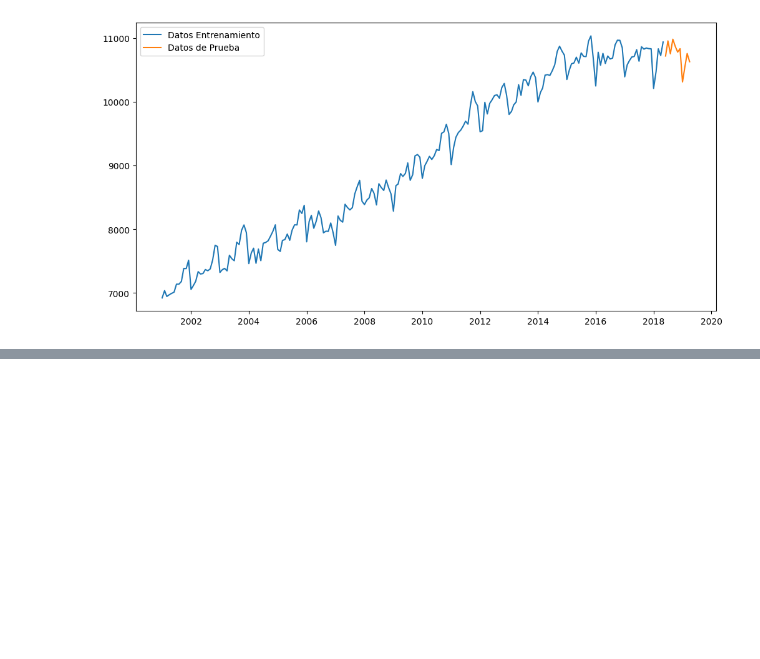
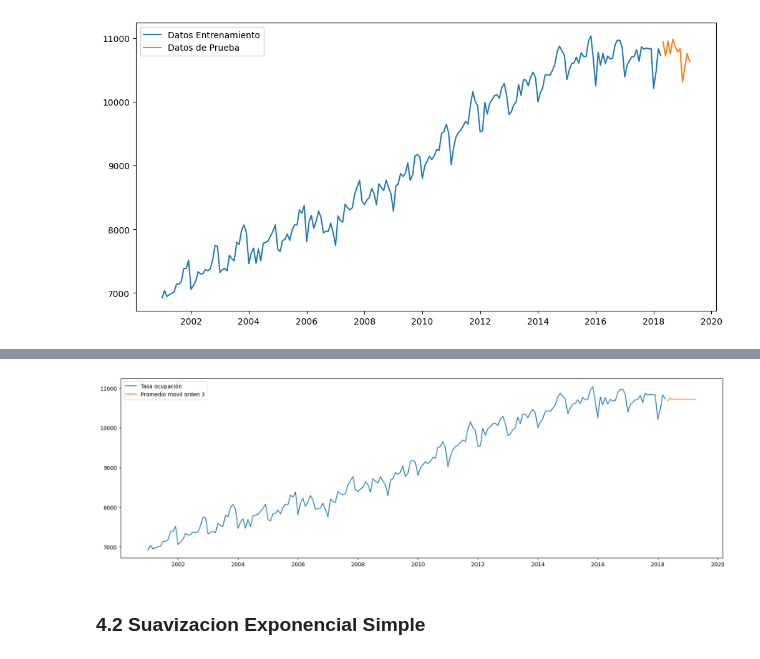
Before and after one commit to cam2149/MachineLearningIII, a Jupyter notebook: fundamentos_de_analítica_ejercicio1.ipynb, the cells around one changed output, grey strips where cells are left out. Saved outputs shown, nothing was run; the diff lists cells and outputs as text; code cells hidden in the pictures; blank space fills up the shorter version.

```diff
--- a/fundamentos_de_analítica_ejercicio1.ipynb
+++ b/fundamentos_de_analítica_ejercicio1.ipynb
@@ -89,0 +198,10 @@ plt.show()
+# %%
+fig = plt.figure(figsize=(20, 6))
+plt.plot(train_td,label="Tasa ocupación")
+plt.plot(ma_3_f,label="Promedio movil orden 3")
+plt.legend(loc='upper left')
+plt.show()
+# %% [output]
+[figure, added]
+# %% [markdown]
+### **4.2 Suavizacion Exponencial Simple**
```
Also changed, not shown: parts of 37 cells of this notebook.
